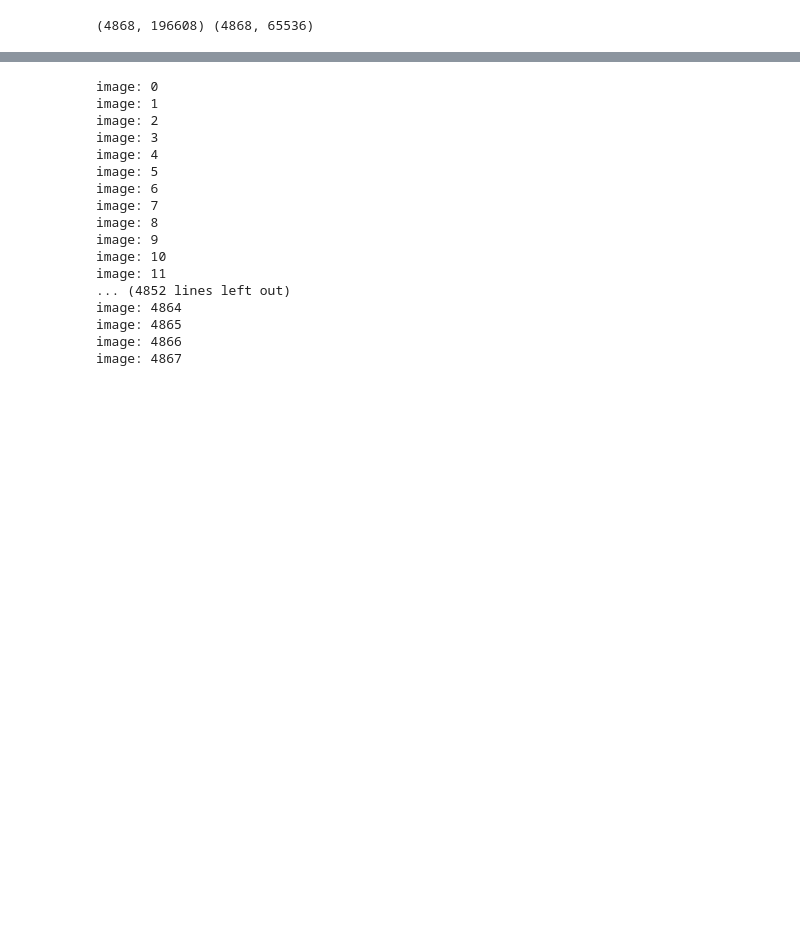
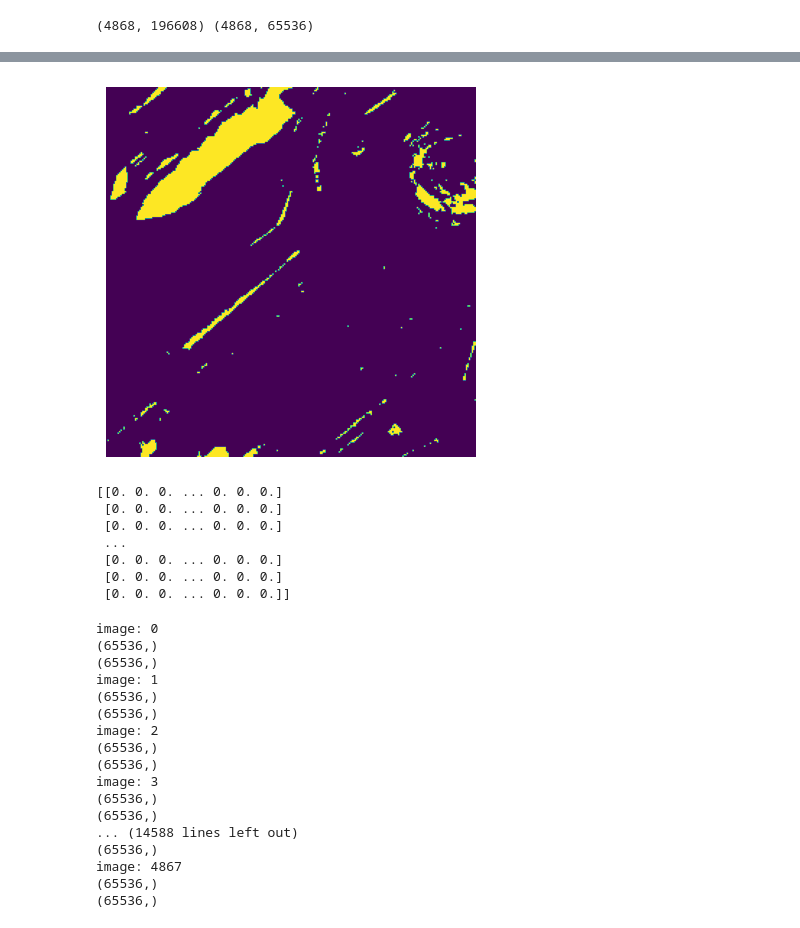
Before and after one commit to First-Last-Dance/Change-Detection, a Jupyter notebook: classic.ipynb, the cells around one changed output, grey strips where cells are left out. Drawn from its saved outputs; the diff is of its cells as text; code cells hidden in the pictures; blank space fills up the shorter version.

```diff
--- a/classic.ipynb
+++ b/classic.ipynb
@@ -99,9 +116,10 @@ def compute_absolute_difference(image1, image2):
     return cv2.absdiff(image1, image2)
 # %%
 def threshold_image(diff_image, threshold):
-    _, binary_mask = cv2.threshold(diff_image, threshold, 255, cv2.THRESH_BINARY)
+    _, binary_mask = cv2.threshold(diff_image, threshold, 1, cv2.THRESH_BINARY)
     # Convert to single-channel by averaging across channels
     binary_mask = np.mean(binary_mask, axis=2)
+    _, binary_mask = cv2.threshold(binary_mask, 0.5, 1, cv2.THRESH_BINARY)
     return binary_mask
 # %%
 def evaluate_change_detection(binary_mask, labels):
@@ -118,6 +138,6 @@ def evaluate_change_detection(binary_mask, labels):
 
     return accuracy, precision, recall
 # %%
-threshold_value = 50  # You may need to experiment with different threshold values
+threshold_value = 0.35  # You may need to experiment with different threshold values
 
 evaluation_results = []
@@ -128,3 +144,25 @@ print(np.max(np.array(labels[0]).flatten()))
+# %%
+abs_diff = compute_absolute_difference(images_A[870], images_B[870])
+
+# Step 2: Threshold the absolute difference
+binary_mask = threshold_image(abs_diff, threshold_value)
+
+# binary_mask = [b > 0.5 for b in np.array(binary_mask).flatten()]
+
+plt.imshow(binary_mask)
+plt.axis('off')
+plt.show()
+
+print(binary_mask)
+# %% [output]
+[figure, added]
+[[0. 0. 0. ... 0. 0. 0.]
+ [0. 0. 0. ... 0. 0. 0.]
+ [0. 0. 0. ... 0. 0. 0.]
+ ...
+ [0. 0. 0. ... 0. 0. 0.]
+ [0. 0. 0. ... 0. 0. 0.]
+ [0. 0. 0. ... 0. 0. 0.]]
 # %%
 i = 0
 for image_A, image_B, label in zip(images_A, images_B, labels):
@@ -135,7 +173,12 @@ for image_A, image_B, label in zip(images_A, images_B, labels):
     # Step 2: Threshold the absolute difference
     binary_mask = threshold_image(abs_diff, threshold_value)
 
+    # binary_mask = [b > 0.5 for b in np.array(binary_mask).flatten()]
 
+    # if i == 870:
+    #     plt.imshow(binary_mask)
+    #     plt.axis('off')
+    #     plt.show()
 
     # print(np.array(labels).flatten())
 
@@ -143,28 +186,28 @@ for image_A, image_B, label in zip(images_A, images_B, labels):
     # print(np.array(binary_mask))
 
     # Step 3: Evaluate change detection
-    accuracy, precision, recall = evaluate_change_detection(binary_mask, np.array(label))
+    accuracy, precision, recall = evaluate_change_detection(np.array(binary_mask), np.array(label))
 
     evaluation_results.append((accuracy, precision, recall))
     i += 1
 # %% [output]
 image: 0
+(65536,)
+(65536,)
 image: 1
+(65536,)
+(65536,)
 image: 2
+(65536,)
+(65536,)
 image: 3
-image: 4
-image: 5
-image: 6
-image: 7
-image: 8
-image: 9
-image: 10
-image: 11
-... (4852 lines left out)
-image: 4864
-image: 4865
-image: 4866
+(65536,)
+(65536,)
+... (14588 lines left out)
+(65536,)
 image: 4867
+(65536,)
+(65536,)
 # %%
 # Calculate average evaluation metrics
 avg_accuracy = np.mean([result[0] for result in evaluation_results])
```
Also changed, not shown: parts of 7 cells of this notebook.
